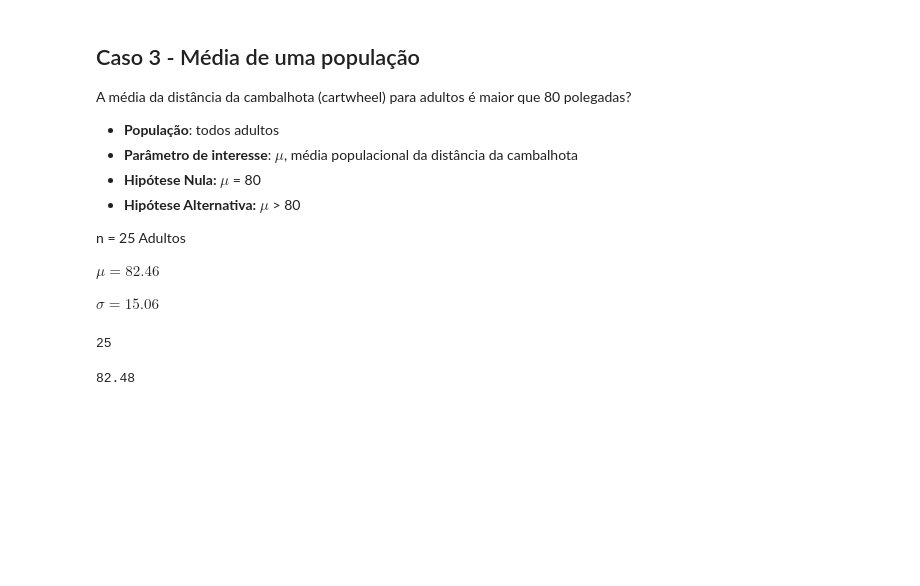
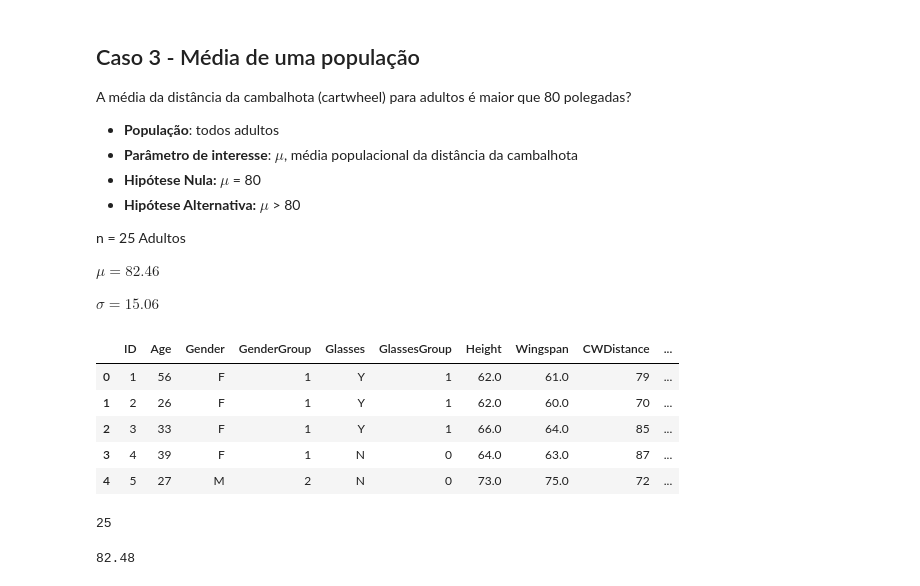
Before and after one commit to thiagogomesverissimo/notebooks, a Jupyter notebook: HypothesisTesting.ipynb, the cells around one changed output. Cells and saved outputs as stored; diff of their text form; code cells hidden in the pictures; blank space fills up the shorter version.

```diff
--- a/HypothesisTesting.ipynb
+++ b/HypothesisTesting.ipynb
@@ -107,11 +143,19 @@ $\mu = 82.46$
 $\sigma = 15.06$
 # %%
 df = pd.read_csv("data/Cartwheeldata.csv")
-
-n = len(df)
-n
+df.head()
 # %% [output]
-25
+|  | ID | Age | Gender | GenderGroup | Glasses | GlassesGroup | Height | Wingspan | CWDistance | ... |
+| 0 | 1 | 56 | F | 1 | Y | 1 | 62.0 | 61.0 | 79 | ... |
+| 1 | 2 | 26 | F | 1 | Y | 1 | 62.0 | 60.0 | 70 | ... |
+| 2 | 3 | 33 | F | 1 | Y | 1 | 66.0 | 64.0 | 85 | ... |
+| 3 | 4 | 39 | F | 1 | N | 0 | 64.0 | 63.0 | 87 | ... |
+| 4 | 5 | 27 | M | 2 | N | 0 | 73.0 | 75.0 | 72 | ... |
+# %%
+n = len(df)
+n
+# %% [output]
+25
 # %%
 media = df['CWDistance'].mean()
 media
```
Also changed, not shown: parts of 22 cells of this notebook, 5 other files.
